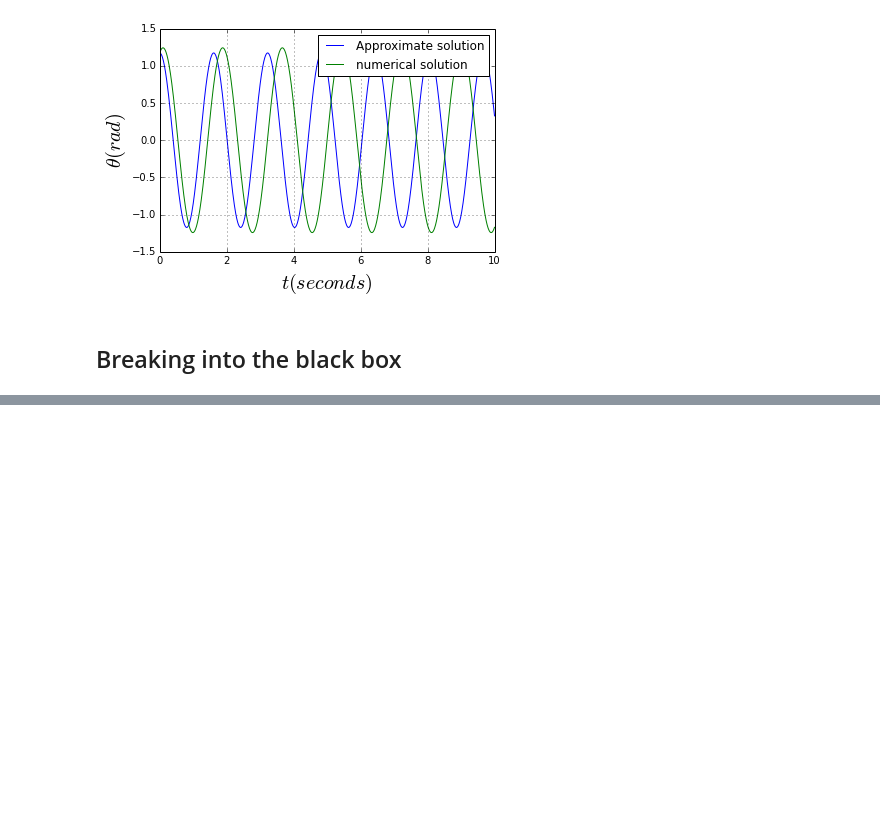
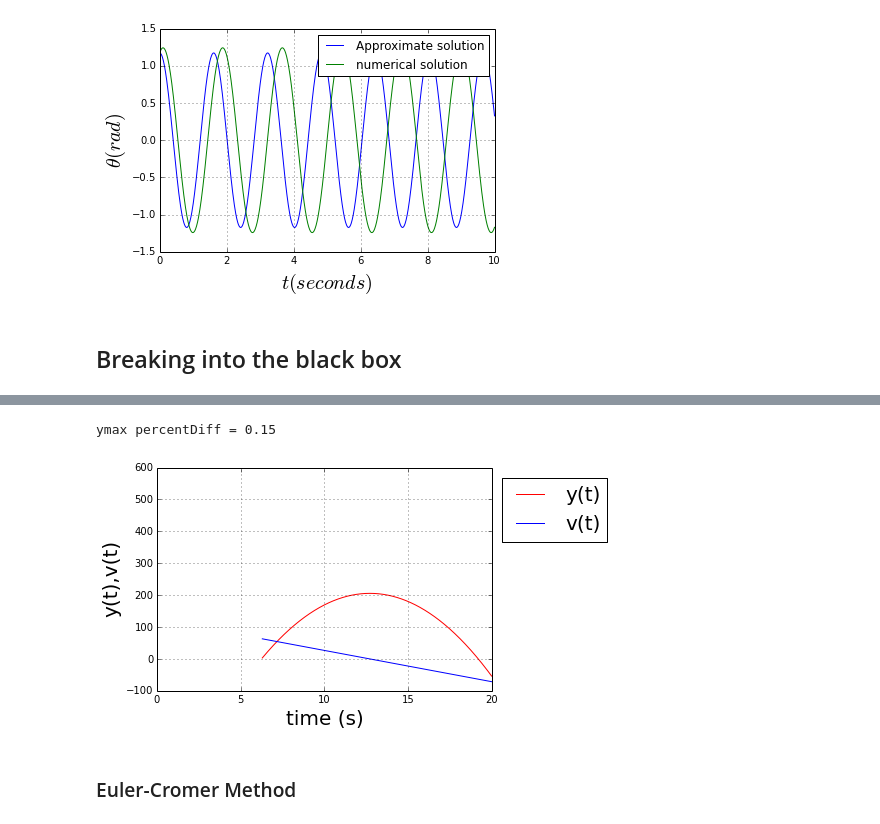
Before and after one commit to dytucker/PHYS202-S14, a Jupyter notebook: SciPy/ODETour.ipynb, the cells around one changed output, grey strips where cells are left out. Saved outputs shown, nothing was run; the diff lists cells and outputs as text; code cells hidden in the pictures; blank space fills up the shorter version.

```diff
--- a/SciPy/ODETour.ipynb
+++ b/SciPy/ODETour.ipynb
@@ -115,0 +150,43 @@ v = interact(simplePendulum,th0=(0.,90.),w0=(0.,10.),ell=(0.1,1.0),
+# %%
+def freefall(tmax=10.,dt=0.1,t0=0.,v0=46.,y0=0.):
+    a = -9.81 #g in m/s^2
+
+    #Set up the arrays based on the time parameters
+    t = np.zeros(int(tmax/dt))
+    v = np.zeros(int(tmax/dt))
+    y = np.zeros(int(tmax/dt))
+
+    #set up initial conditions from the parameters
+    t[0] = t0
+    v[0] = v0
+    y[0] = y0
+
+    #Apply Euler's method to solve
+    for i in range(len(t)-1):
+        t[i+1] = t[i] + dt
+        v[i+1] = v[i] + dt * a
+        y[i+1] = y[i] + dt * v[i]
+
+    #Compare to the analytical result for ymax
+    tmax = -v0/a
+    ymax = y0 + v0*tmax + 0.5*a*tmax**2
+    percentDiff = 100.*np.abs(y.max()-ymax)/ymax
+    print "ymax percentDiff = %.2f"%percentDiff
+    #plot it
+    plt.plot(t,y,"r-",label="y(t)")
+    plt.plot(t,v,"b-",label="v(t)")
+    plt.xlabel("time (s)",fontsize=20)
+    plt.ylabel("y(t),v(t)",fontsize=20)
+    plt.xlim(0,20.)
+    plt.ylim(-100.,600.)
+    plt.grid()
+    plt.legend(loc="upper left", bbox_to_anchor=(1,1), fontsize=20)
+    plt.show()
+# %%
+v4 = interact(freefall,tmax=(1.,20.),dt=(0.01,1.,0.01),t0=(0.,20.),
+              v0=(10.,100.),y0=(0.,10.0))
+# %% [output]
+ymax percentDiff = 0.15
+[figure, added]
+# %% [markdown]
+### Euler-Cromer Method
```
Also changed, not shown: parts of 11 cells of this notebook, 1 other file.
